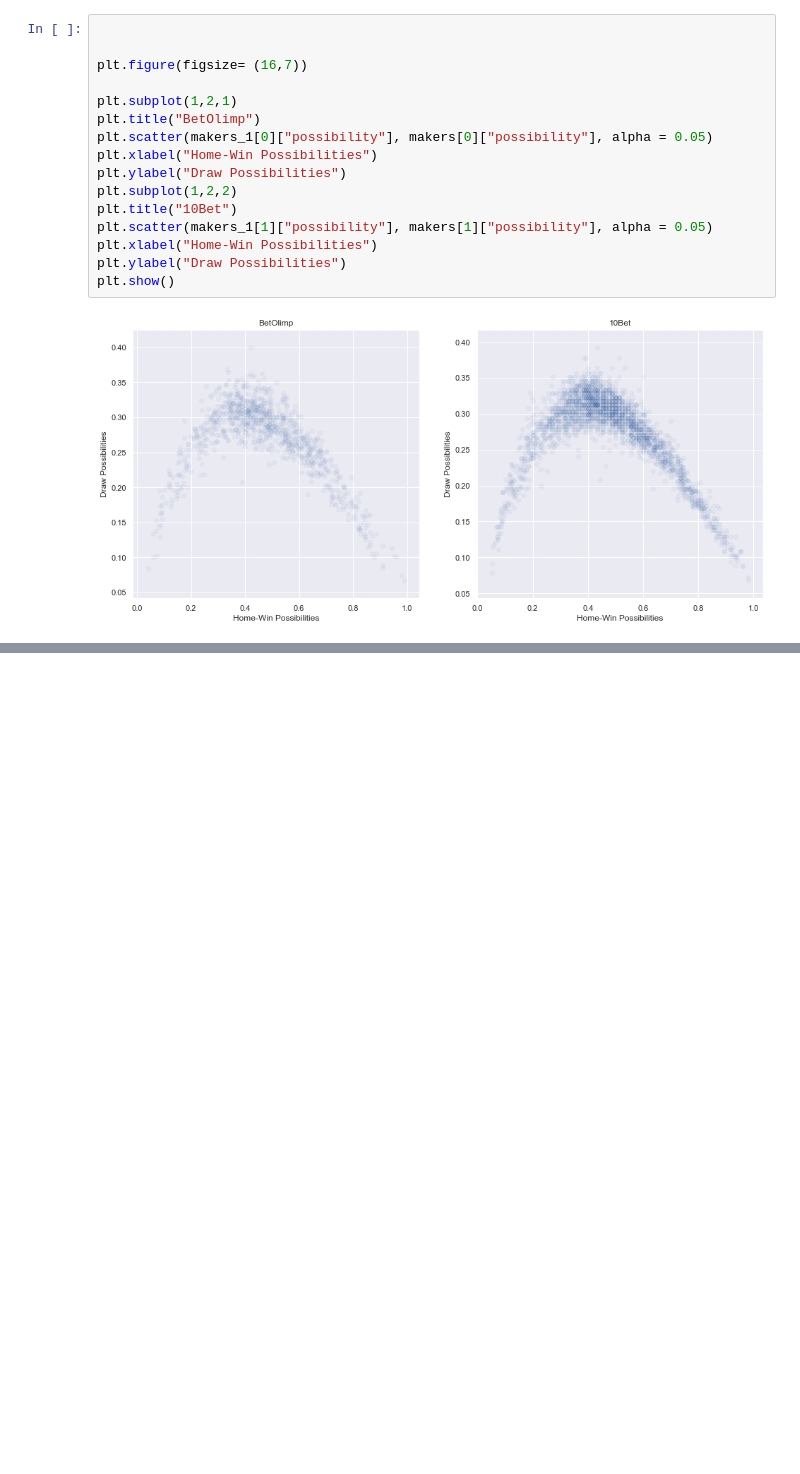
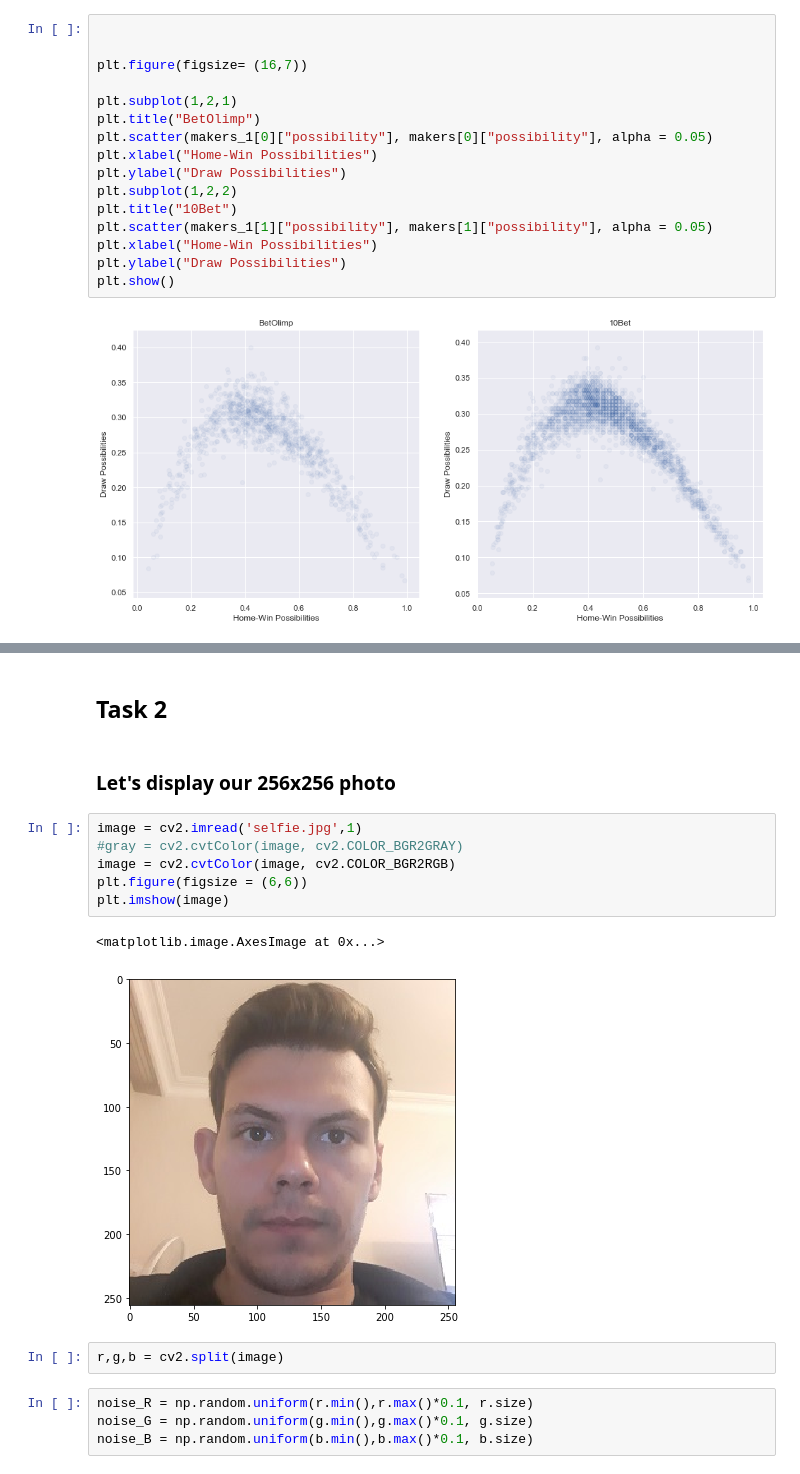
Before and after one commit to BU-IE-582/fall19-GnyEser, a Jupyter notebook: Homework1.ipynb, the cells around one changed output, grey strips where cells are left out. Saved outputs shown, nothing was run; the diff lists cells and outputs as text; blank space fills up the shorter version.

```diff
--- a/Homework1.ipynb
+++ b/Homework1.ipynb
@@ -722,0 +741,19 @@ plt.show()
+# %% [markdown]
+## Task 2
+# %% [markdown]
+### Let's display our 256x256 photo
+# %%
+image = cv2.imread('selfie.jpg',1)
+#gray = cv2.cvtColor(image, cv2.COLOR_BGR2GRAY)
+image = cv2.cvtColor(image, cv2.COLOR_BGR2RGB)
+plt.figure(figsize = (6,6))
+plt.imshow(image)
+# %% [output]
+<matplotlib.image.AxesImage at 0x...>
+[figure, added]
+# %%
+r,g,b = cv2.split(image)
+# %%
+noise_R = np.random.uniform(r.min(),r.max()*0.1, r.size)
+noise_G = np.random.uniform(g.min(),g.max()*0.1, g.size)
+noise_B = np.random.uniform(b.min(),b.max()*0.1, b.size)
```
Also changed, not shown: parts of 26 cells of this notebook, 10 other files.
